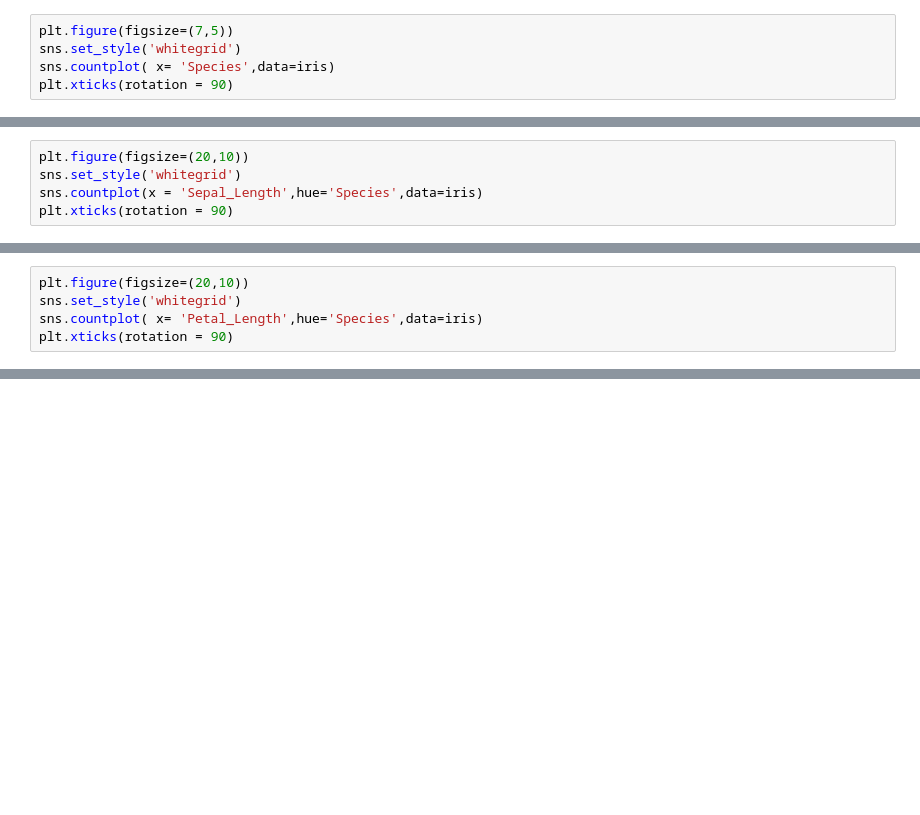
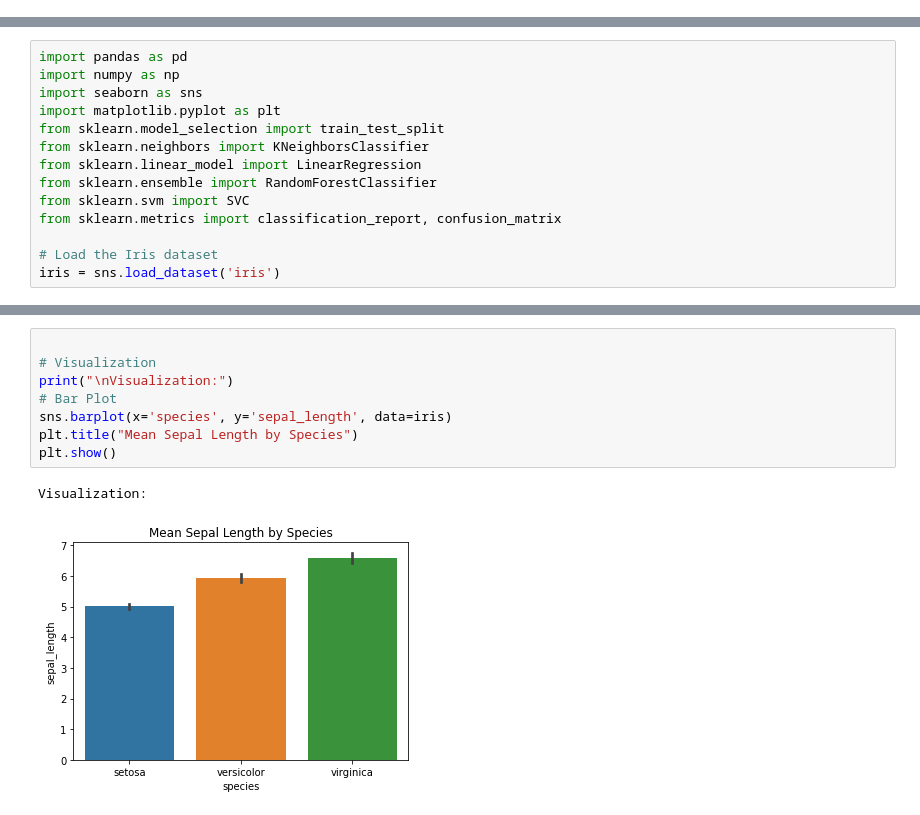
Before and after one commit to Mayankvlog/iris_data-analytics, a Jupyter notebook: iris.ipynb, the cells around one changed output, grey strips where cells are left out. Cells and saved outputs as stored; diff of their text form; blank space fills up the shorter version.

```diff
--- a/iris.ipynb
+++ b/iris.ipynb
@@ -232,5 +0,0 @@ Text(0.5, 1.0, 'Distribution of petal-width')
-# %%
-plt.figure(figsize=(7,5))
-sns.set_style('whitegrid')
-sns.countplot( x= 'Species',data=iris)
-plt.xticks(rotation = 90)
@@ -252,5 +0,0 @@ plt.show()
-# %%
-plt.figure(figsize=(20,10))
-sns.set_style('whitegrid')
-sns.countplot(x = 'Sepal_Length',hue='Species',data=iris)
-plt.xticks(rotation = 90)
@@ -276,5 +0,0 @@ plt.xticks(rotation = 90)
-# %%
-plt.figure(figsize=(20,10))
-sns.set_style('whitegrid')
-sns.countplot( x= 'Petal_Length',hue='Species',data=iris)
-plt.xticks(rotation = 90)
@@ -379,0 +1,14 @@ fig=sns.heatmap(iris.corr(),annot=True,cmap='magma',linewidths=1,linecolor='k',s
+# %%
+import pandas as pd
+import numpy as np
+import seaborn as sns
+import matplotlib.pyplot as plt
+from sklearn.model_selection import train_test_split
+from sklearn.neighbors import KNeighborsClassifier
+from sklearn.linear_model import LinearRegression
+from sklearn.ensemble import RandomForestClassifier
+from sklearn.svm import SVC
+from sklearn.metrics import classification_report, confusion_matrix
+
+# Load the Iris dataset
+iris = sns.load_dataset('iris')
@@ -379,0 +54,11 @@ fig=sns.heatmap(iris.corr(),annot=True,cmap='magma',linewidths=1,linecolor='k',s
+# %%
+
+# Visualization
+print("\nVisualization:")
+# Bar Plot
+sns.barplot(x='species', y='sepal_length', data=iris)
+plt.title("Mean Sepal Length by Species")
+plt.show()
+# %% [output]
+Visualization:
+[figure, added]
```
Also changed, not shown: parts of 55 cells of this notebook.
